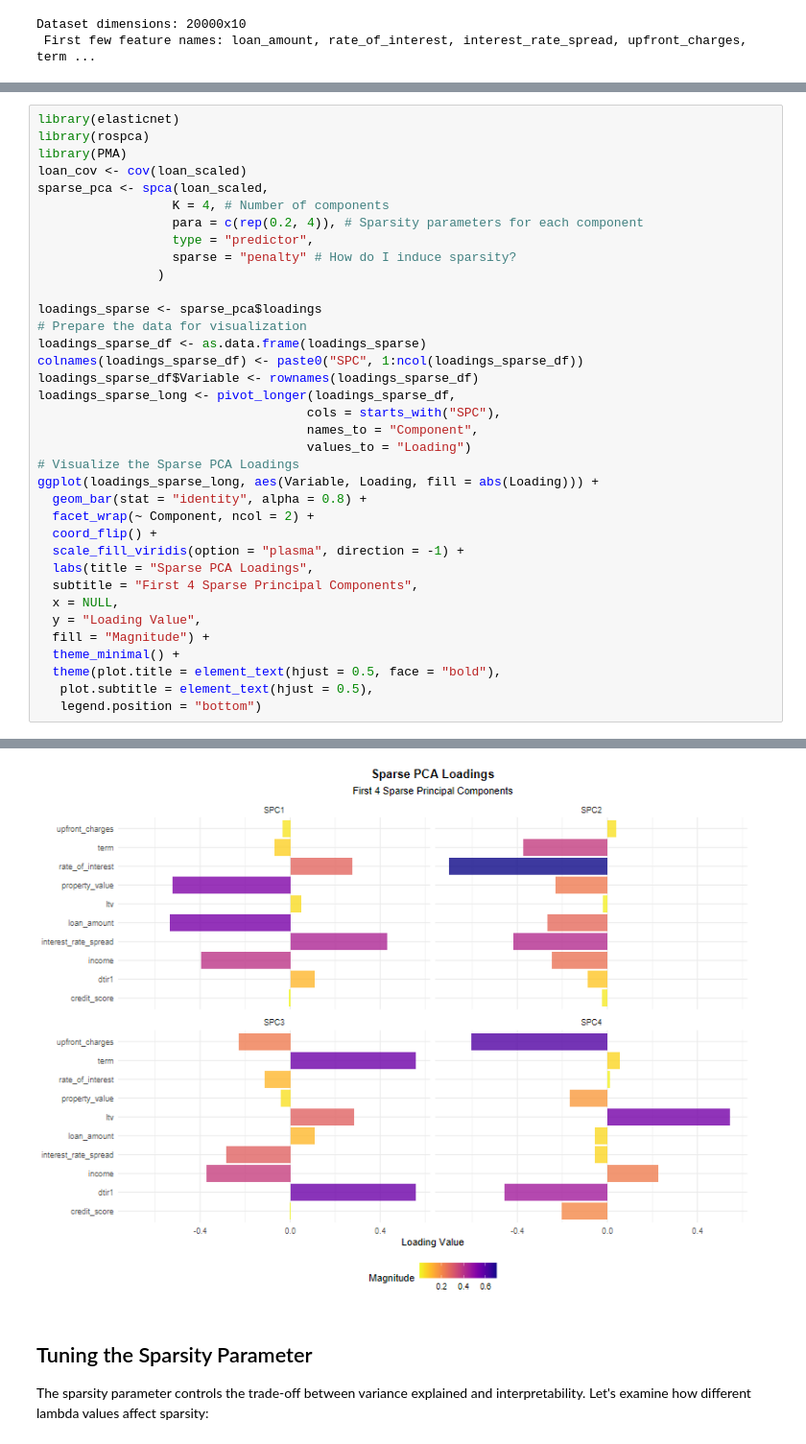
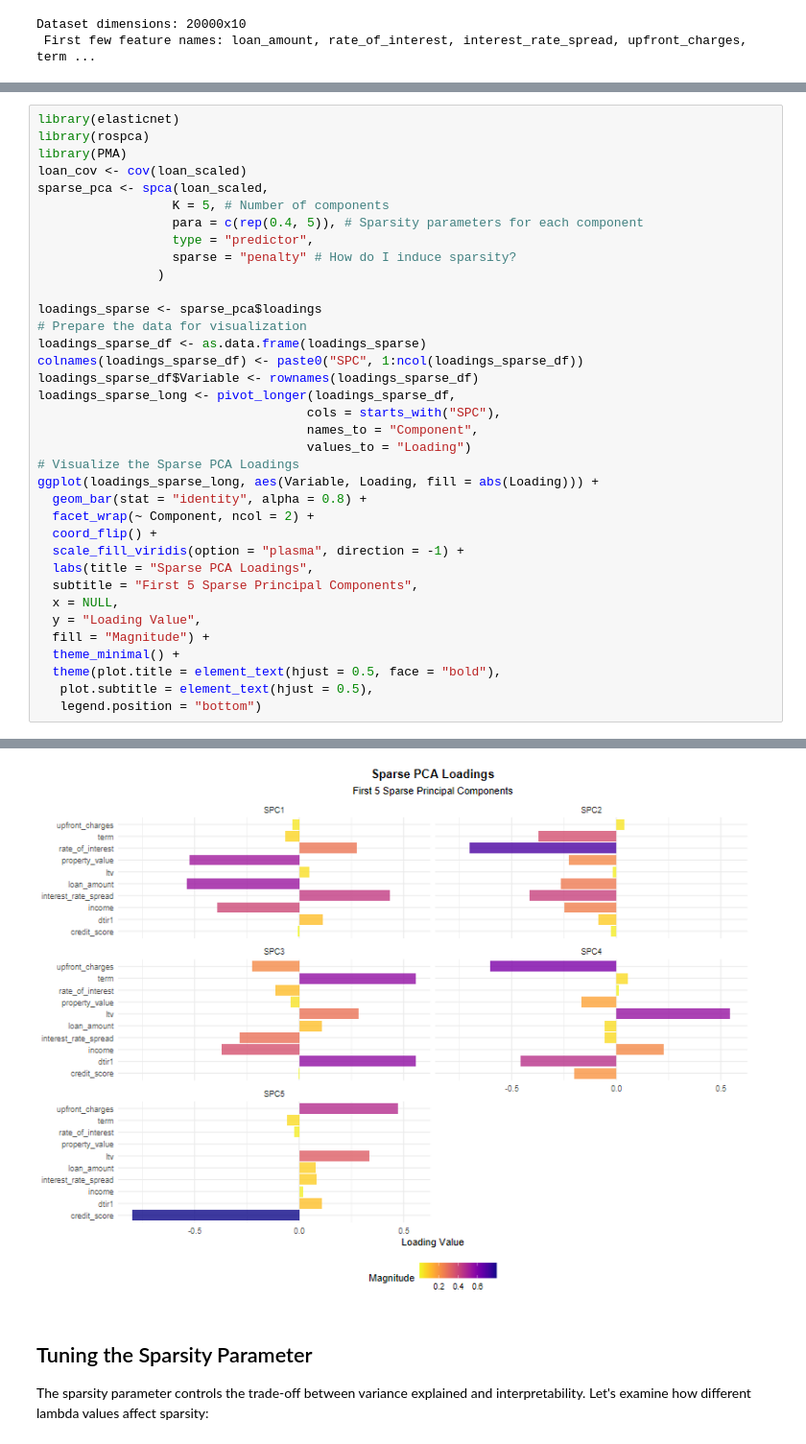
Before and after one commit to Chrisolande/Loan-Default, a Jupyter notebook: loan_data.ipynb, the cells around one changed output, grey strips where cells are left out. Shown at 96% size. Cells and saved outputs as stored; diff of their text form.

```diff
--- a/loan_data.ipynb
+++ b/loan_data.ipynb
@@ -533,40 +548,40 @@ library(rospca)
 library(PMA)
 loan_cov <- cov(loan_scaled)
 sparse_pca <- spca(loan_scaled,
-                  K = 4, # Number of components
-                  para = c(rep(0.2, 4)), # Sparsity parameters for each component
+                  K = 5, # Number of components
+                  para = c(rep(0.4, 5)), # Sparsity parameters for each component
                   type = "predictor",
                   sparse = "penalty" # How do I induce sparsity?
                 )
 
 loadings_sparse <- sparse_pca$loadings
 # Prepare the data for visualization
 loadings_sparse_df <- as.data.frame(loadings_sparse)
 colnames(loadings_sparse_df) <- paste0("SPC", 1:ncol(loadings_sparse_df))
 loadings_sparse_df$Variable <- rownames(loadings_sparse_df)
 loadings_sparse_long <- pivot_longer(loadings_sparse_df,
                                     cols = starts_with("SPC"),
                                     names_to = "Component",
                                     values_to = "Loading")
 # Visualize the Sparse PCA Loadings
 ggplot(loadings_sparse_long, aes(Variable, Loading, fill = abs(Loading))) +
   geom_bar(stat = "identity", alpha = 0.8) +
   facet_wrap(~ Component, ncol = 2) +
   coord_flip() +
   scale_fill_viridis(option = "plasma", direction = -1) +
   labs(title = "Sparse PCA Loadings",
-  subtitle = "First 4 Sparse Principal Components",
+  subtitle = "First 5 Sparse Principal Components",
   x = NULL,
   y = "Loading Value",
   fill = "Magnitude") +
   theme_minimal() +
   theme(plot.title = element_text(hjust = 0.5, face = "bold"),
    plot.subtitle = element_text(hjust = 0.5),
    legend.position = "bottom")
 # %% [output]
 You may wish to restart and use a more efficient way
 let the argument x be the sample covariance/correlation matrix and set type=Gram
-[figure, old version]
+[figure, new version]
 # %% [markdown]
 ## Tuning the Sparsity Parameter
 
```
Also changed, not shown: parts of 14 cells of this notebook.
